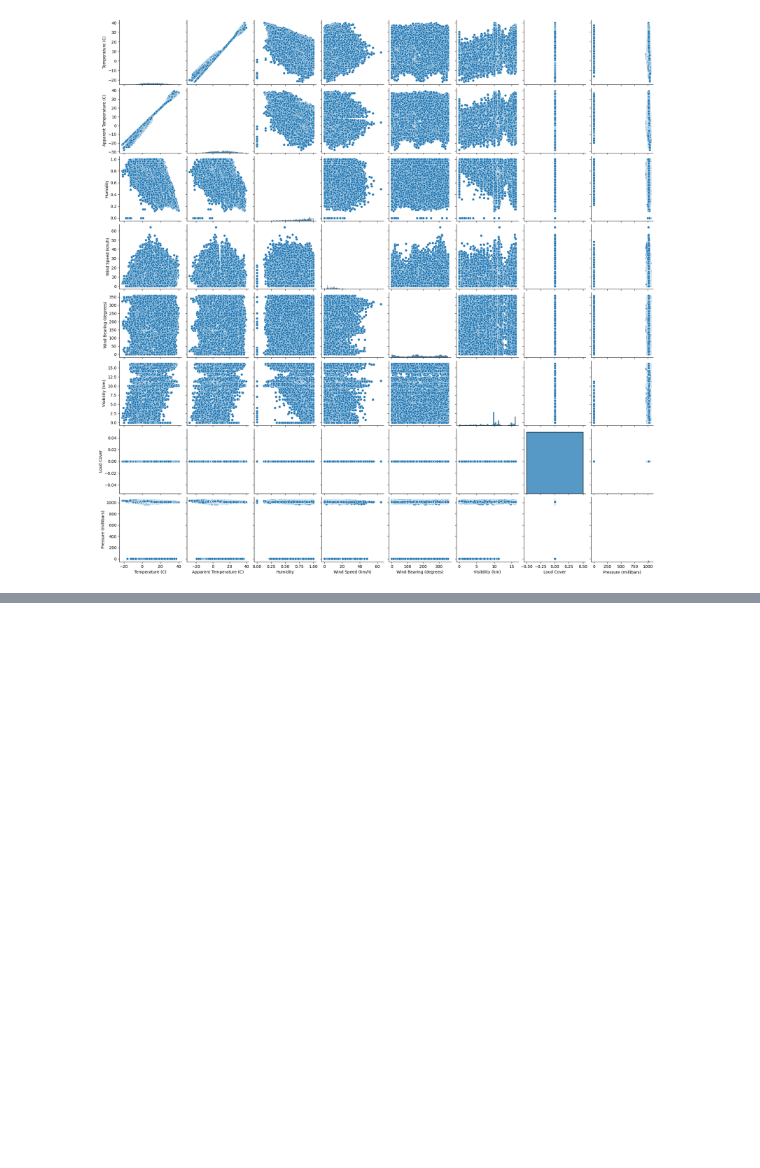
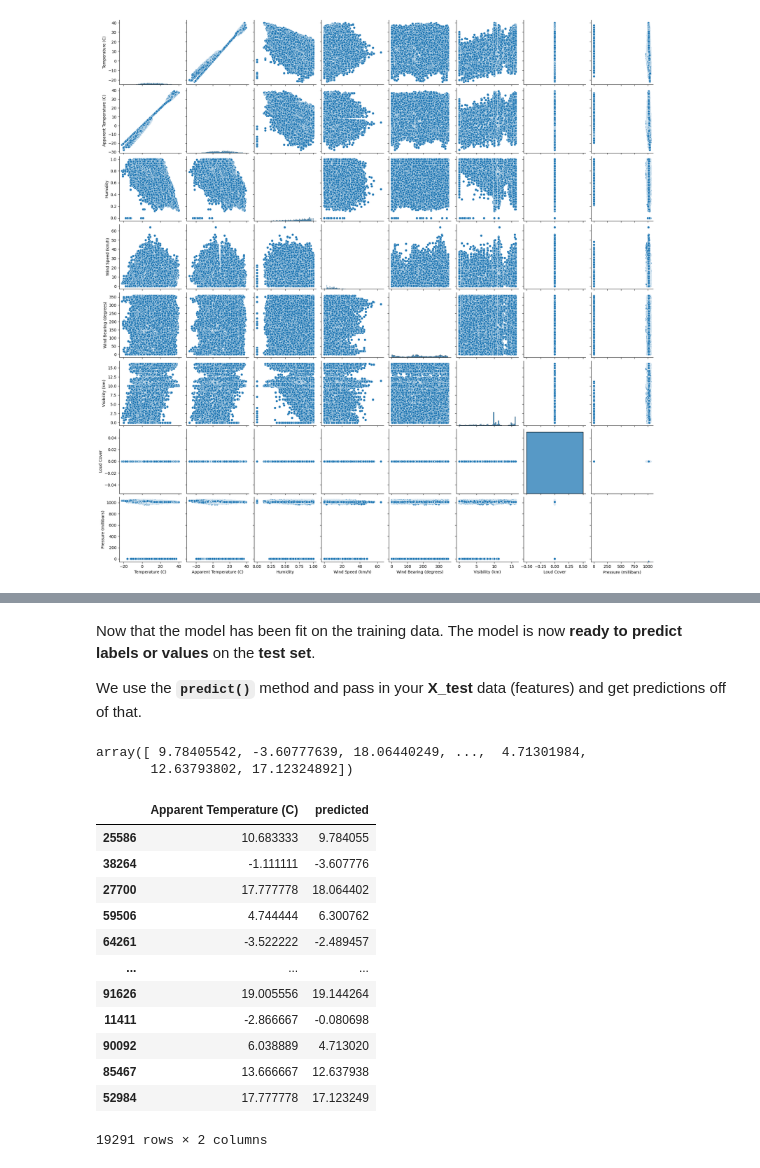
Before and after one commit to vkhaou/Linear-Regression, a Jupyter notebook: LinearReg.ipynb, the cells around one changed output, grey strips where cells are left out. Drawn from its saved outputs; the diff is of its cells as text; code cells hidden in the pictures; blank space fills up the shorter version.

```diff
--- a/LinearReg.ipynb
+++ b/LinearReg.ipynb
@@ -113 +155,4 @@ y = df['Apparent Temperature (C)']
 from sklearn.linear_model import LinearRegression
+# %%
+# Initializing the linear regression model
+linear_model = LinearRegression()
@@ -113,0 +164,31 @@ from sklearn.linear_model import LinearRegression
+# %% [markdown]
+Now that the model has been fit on the training data.
+The model is now **ready to predict labels or values** on the **test set**.
+
+We use the **`predict()`** method  and pass in your **X_test** data (features) and get predictions off of that.
+# %%
+prediction = linear_model.predict(X_test)
+# %%
+prediction
+# %% [output]
+array([ 9.78405542, -3.60777639, 18.06440249, ...,  4.71301984,
+       12.63793802, 17.12324892])
+# %%
+pred_df = pd.DataFrame(y_test)
+pred_df["predicted"] = prediction
+# %%
+pred_df
+# %% [output]
+|  | Apparent Temperature (C) | predicted |
+| 25586 | 10.683333 | 9.784055 |
+| 38264 | -1.111111 | -3.607776 |
+| 27700 | 17.777778 | 18.064402 |
+| 59506 | 4.744444 | 6.300762 |
+| 64261 | -3.522222 | -2.489457 |
+| ... | ... | ... |
+| 91626 | 19.005556 | 19.144264 |
+| 11411 | -2.866667 | -0.080698 |
+| 90092 | 6.038889 | 4.713020 |
+| 85467 | 13.666667 | 12.637938 |
+| 52984 | 17.777778 | 17.123249 |
+19291 rows × 2 columns
```
Also changed, not shown: parts of 27 cells of this notebook.
